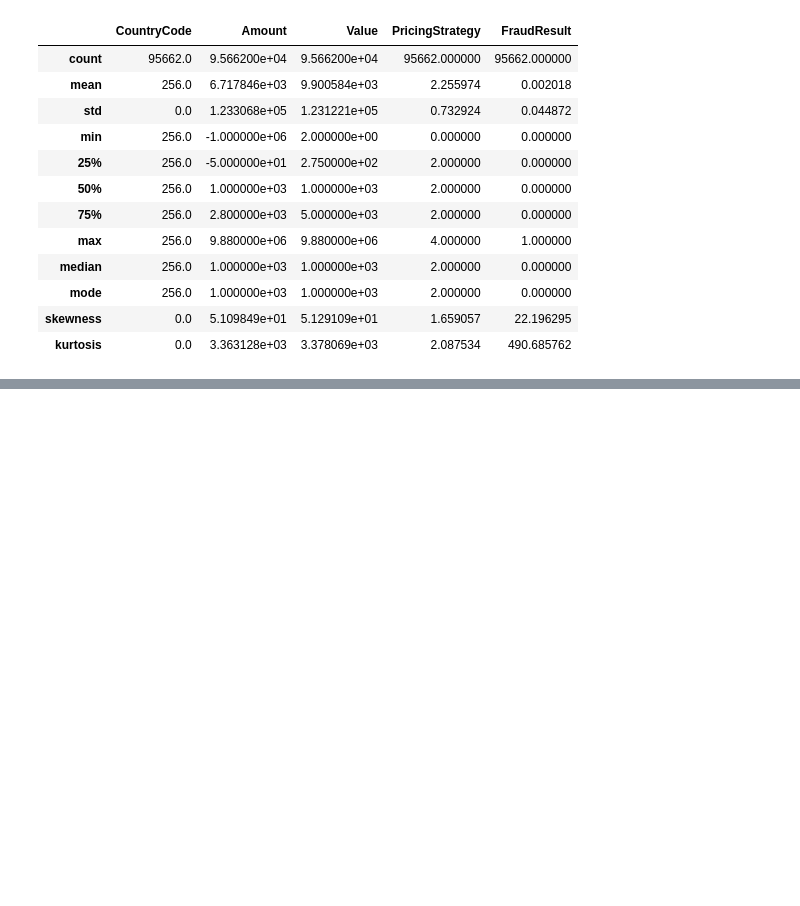
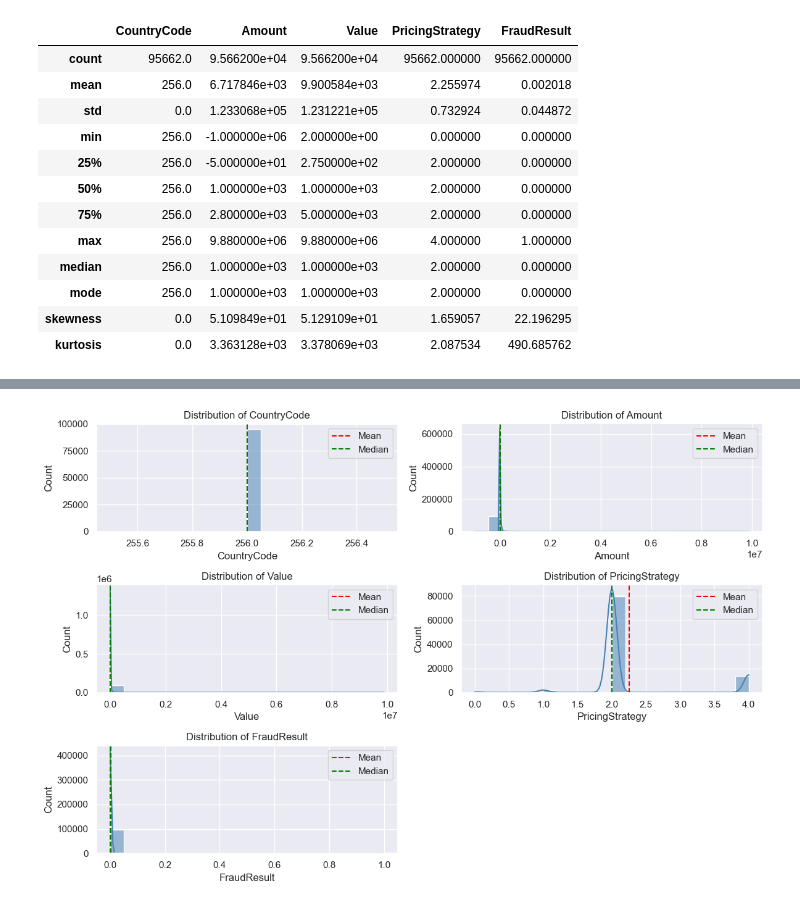
Before and after one commit to Akeab-tame/AlphaCare_Insurance_Solutions, a Jupyter notebook: notebooks/EDA.ipynb, the cells around one changed output, grey strips where cells are left out. Drawn from its saved outputs; the diff is of its cells as text; code cells hidden in the pictures; blank space fills up the shorter version.

```diff
--- a/notebooks/EDA.ipynb
+++ b/notebooks/EDA.ipynb
@@ -141,0 +163,8 @@ ValueError: The truth value of a Index is ambiguous. Use a.empty, a.bool(), a.it
+# %%
+# Create instance
+cr_eda = CreditRiskEDA(df)
+
+# Call the method without specifying columns
+cr_eda.plot_numerical_distribution()
+# %% [output]
+[figure, added]
```
Also changed, not shown: parts of 22 cells of this notebook, 1 other file.
